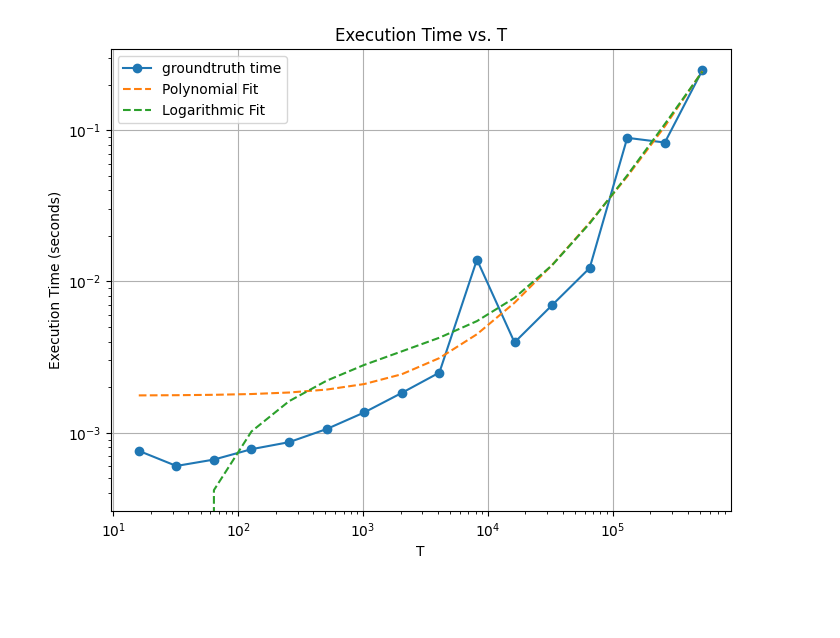
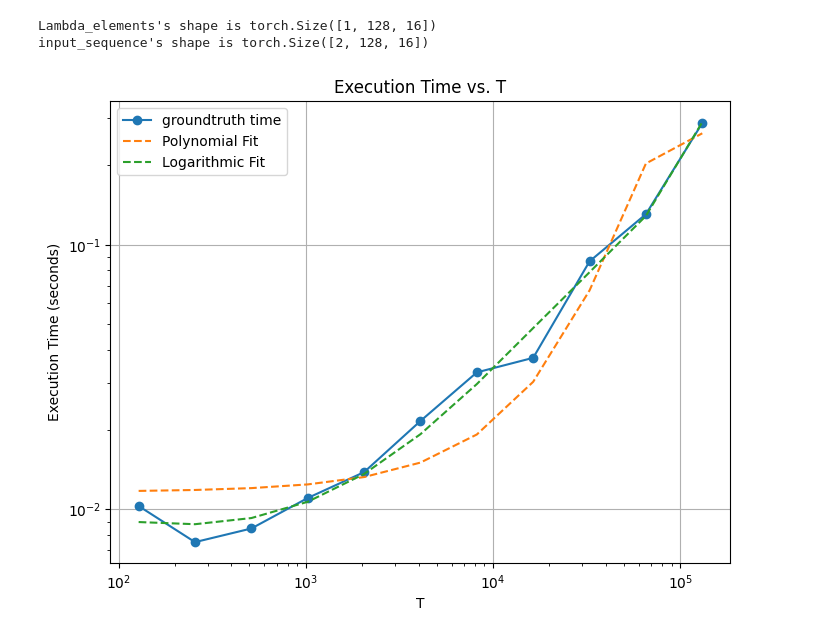
Before and after one commit to radarFudan/TinyLlama, a Jupyter notebook: associative_scan.ipynb, the cells around one changed output. Drawn from its saved outputs; the diff is of its cells as text; code cells hidden in the pictures; blank space fills up the shorter version.

```diff
--- a/associative_scan.ipynb
+++ b/associative_scan.ipynb
@@ -178,21 +178,27 @@ def test_associative_scan(shape=(1, 24, 24)):
 import timeit
 
 B, T, D = 2, 32, 16
-T_list = [2 ** power for power in range(4, 20)]
+T_list = [2 ** power for power in range(7, 18)]
 
 execution_times = []
 
-for T in T_list:
+for index, T in enumerate(T_list):
     # Generate random input data
-    input_sequence = torch.randn(T, D)
+    input_sequence = torch.randn(B, T, D)
     Lambda_bar = torch.rand(D)
-    Lambda_elements = Lambda_bar * np.ones((T, D))
+    Lambda_elements = Lambda_bar * np.ones((1, T, D))
 
     # Time the execution of the code
-    execution_time = timeit.timeit(lambda: associative_scan(nested_func, (Lambda_elements, input_sequence)), number=1)
+    if index == 0:
+        print("Lambda_elements's shape is", Lambda_elements.shape)
+        print("input_sequence's shape is", input_sequence.shape)
+    execution_time = timeit.timeit(lambda: associative_scan(nested_func, (Lambda_elements, input_sequence), axis=1), number=7)
 
     # Append the execution time to the list
     execution_times.append(execution_time)
+# %% [output]
+Lambda_elements's shape is torch.Size([1, 128, 16])
+input_sequence's shape is torch.Size([2, 128, 16])
 # %%
 
 from scipy.optimize import curve_fit
@@ -201,29 +207,29 @@ from scipy.optimize import curve_fit
 def polynomial_fit(T, a, b, c):
     return a * T**2 + b * T + c
 
-def logarithmic_fit(T, a, b, c, d):
-    return a * T * np.log(T) + b * T + c * np.log(T) + d
+def logarithmic_fit(T, a, b, c, d, e):
+    return a * T * np.log(T) + b * T + c * np.log(T) + d + e * T ** 0.5
 
 # Fit the data with polynomial and logarithmic functions
-params_poly, _ = curve_fit(polynomial_fit, T_list, execution_times)
-params_log, _ = curve_fit(logarithmic_fit, T_list, execution_times)
+params_poly, _ = curve_fit(polynomial_fit, T_list, np.log(execution_times))
+params_log, _ = curve_fit(logarithmic_fit, T_list, np.log(execution_times))
 # %%
 
 import matplotlib.pyplot as plt
 
 # Create a plot
 plt.figure(figsize=(8, 6))
 plt.loglog(T_list, execution_times, marker='o', linestyle='-', label="groundtruth time")
-plt.plot(T_list, polynomial_fit(np.array(T_list), *params_poly), linestyle='--', label='Polynomial Fit')
-plt.plot(T_list, logarithmic_fit(np.array(T_list), *params_log), linestyle='--', label='Logarithmic Fit')
+plt.plot(T_list, np.exp(polynomial_fit(np.array(T_list), *params_poly)), linestyle='--', label='Polynomial Fit')
+plt.plot(T_list, np.exp(logarithmic_fit(np.array(T_list), *params_log)), linestyle='--', label='Logarithmic Fit')
 plt.xlabel('T')
 plt.ylabel('Execution Time (seconds)')
 plt.title('Execution Time vs. T')
 plt.grid(True)
 plt.legend()
 
 # Save the plot to a file or display it
 plt.savefig('execution_time_vs_T.png')
 plt.show()
 # %% [output]
-[figure, old version]
+[figure, new version]
```
Also changed, not shown: 5 other files.
